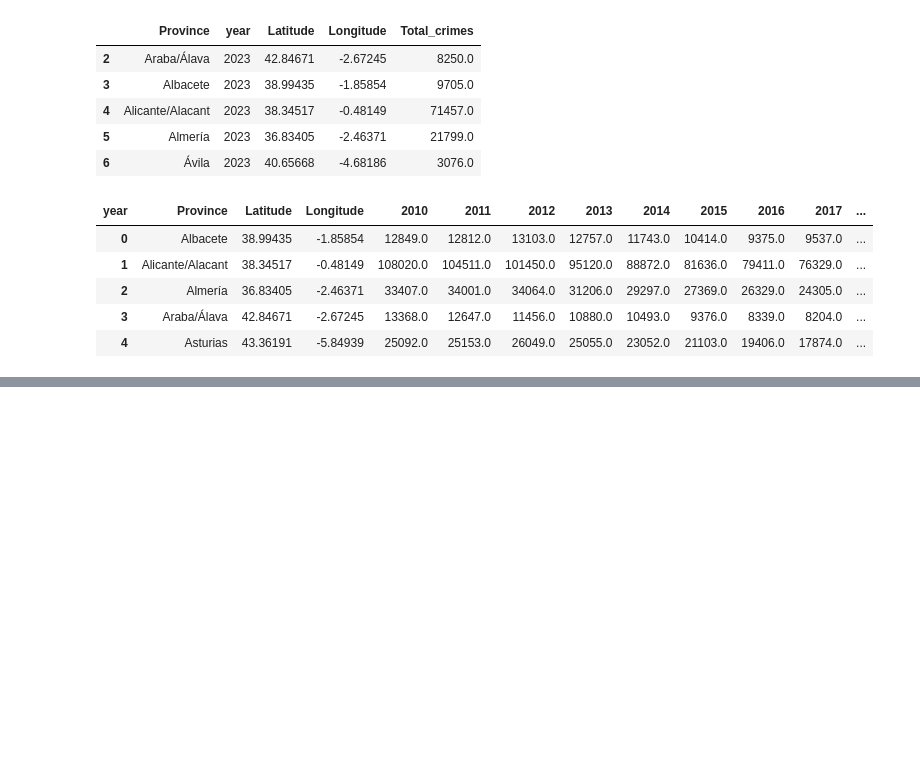
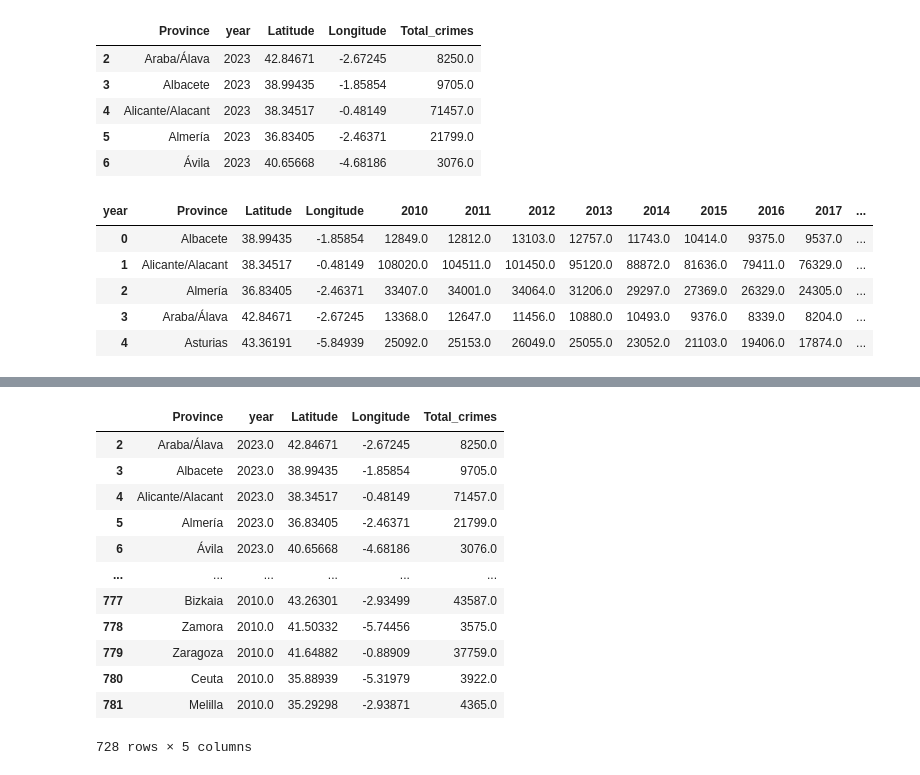
Before and after one commit to LuisHRF/Home-Insurance-Study-Project, a Jupyter notebook: main.ipynb, the cells around one changed output, grey strips where cells are left out. Drawn from its saved outputs; the diff is of its cells as text; code cells hidden in the pictures; blank space fills up the shorter version.

```diff
--- a/main.ipynb
+++ b/main.ipynb
@@ -252,0 +271,18 @@ data_pivot_map.to_csv('data_pivot_map.csv', index = False)
+# %%
+data_frame_growth_crime = data_total_crimes[['Province', 'year', 'Total_crimes']]
+
+data_frame_growth_crime
+# %% [output]
+|  | Province | year | Latitude | Longitude | Total_crimes |
+| 2 | Araba/Álava | 2023.0 | 42.84671 | -2.67245 | 8250.0 |
+| 3 | Albacete | 2023.0 | 38.99435 | -1.85854 | 9705.0 |
+| 4 | Alicante/Alacant | 2023.0 | 38.34517 | -0.48149 | 71457.0 |
+| 5 | Almería | 2023.0 | 36.83405 | -2.46371 | 21799.0 |
+| 6 | Ávila | 2023.0 | 40.65668 | -4.68186 | 3076.0 |
+| ... | ... | ... | ... | ... | ... |
+| 777 | Bizkaia | 2010.0 | 43.26301 | -2.93499 | 43587.0 |
+| 778 | Zamora | 2010.0 | 41.50332 | -5.74456 | 3575.0 |
+| 779 | Zaragoza | 2010.0 | 41.64882 | -0.88909 | 37759.0 |
+| 780 | Ceuta | 2010.0 | 35.88939 | -5.31979 | 3922.0 |
+| 781 | Melilla | 2010.0 | 35.29298 | -2.93871 | 4365.0 |
+728 rows × 5 columns
```
Also changed, not shown: parts of 4 cells of this notebook, 2 other files.
